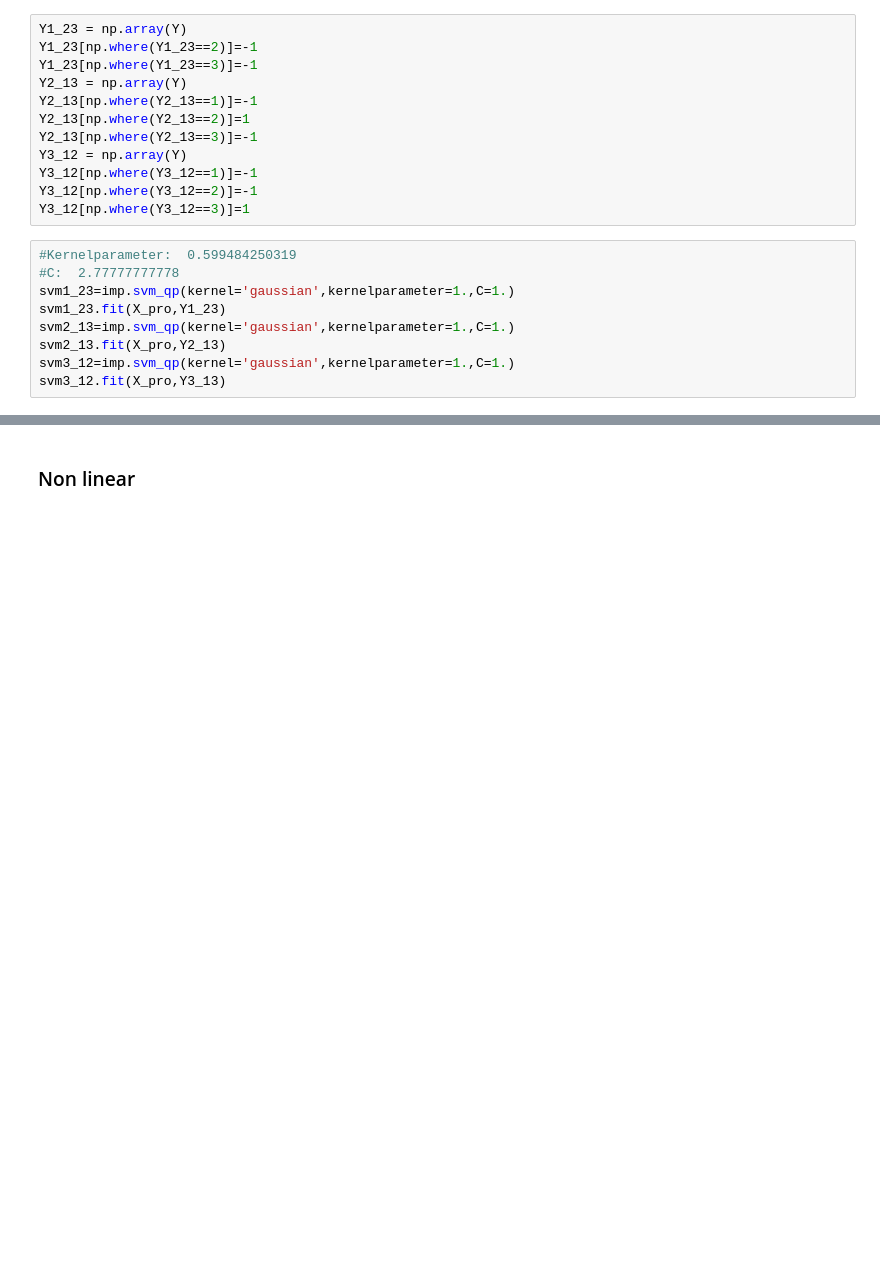
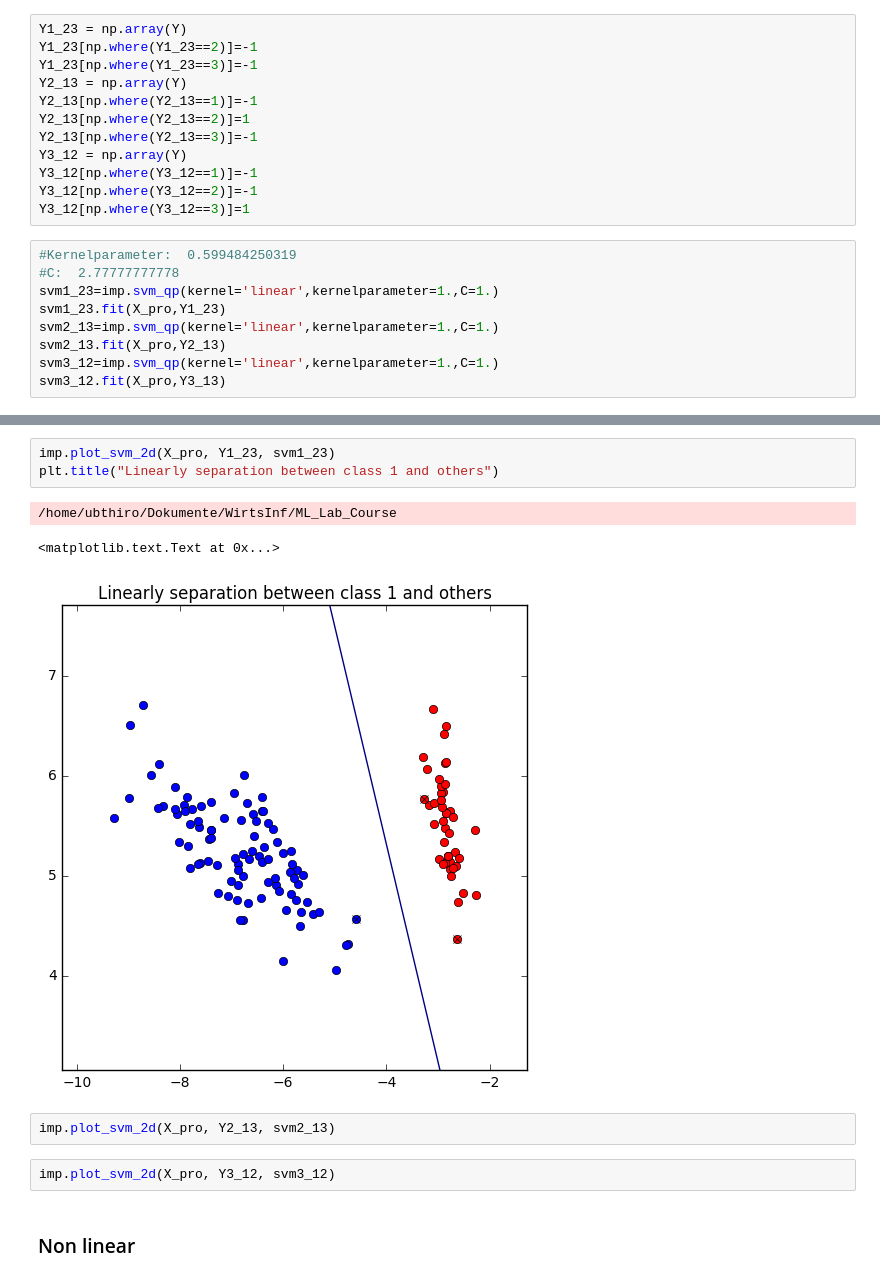
Before and after one commit to hirogit1002/ML_lab, a Jupyter notebook: 04/assign4.ipynb, the cells around one changed output, grey strips where cells are left out. Saved outputs shown, nothing was run; the diff lists cells and outputs as text; blank space fills up the shorter version.

```diff
--- a/04/assign4.ipynb
+++ b/04/assign4.ipynb
@@ -277,9 +292,9 @@ Y3_12[np.where(Y3_12==3)]=1
 # %%
 #Kernelparameter:  0.599484250319
 #C:  2.77777777778
-svm1_23=imp.svm_qp(kernel='gaussian',kernelparameter=1.,C=1.)
+svm1_23=imp.svm_qp(kernel='linear',kernelparameter=1.,C=1.)
 svm1_23.fit(X_pro,Y1_23)
-svm2_13=imp.svm_qp(kernel='gaussian',kernelparameter=1.,C=1.)
+svm2_13=imp.svm_qp(kernel='linear',kernelparameter=1.,C=1.)
 svm2_13.fit(X_pro,Y2_13)
-svm3_12=imp.svm_qp(kernel='gaussian',kernelparameter=1.,C=1.)
+svm3_12=imp.svm_qp(kernel='linear',kernelparameter=1.,C=1.)
 svm3_12.fit(X_pro,Y3_13)
@@ -286,3 +339,14 @@ svm3_12.fit(X_pro,Y3_13)
+# %%
+imp.plot_svm_2d(X_pro, Y1_23, svm1_23)
+plt.title("Linearly separation between class 1 and others")
+# %% [output]
+/home/ubthiro/Dokumente/WirtsInf/ML_Lab_Course
+<matplotlib.text.Text at 0x...>
+[figure, added]
+# %%
+imp.plot_svm_2d(X_pro, Y2_13, svm2_13)
+# %%
+imp.plot_svm_2d(X_pro, Y3_12, svm3_12)
 # %% [markdown]
 ### Non linear
 # %%
```
Also changed, not shown: parts of 2 cells of this notebook.
